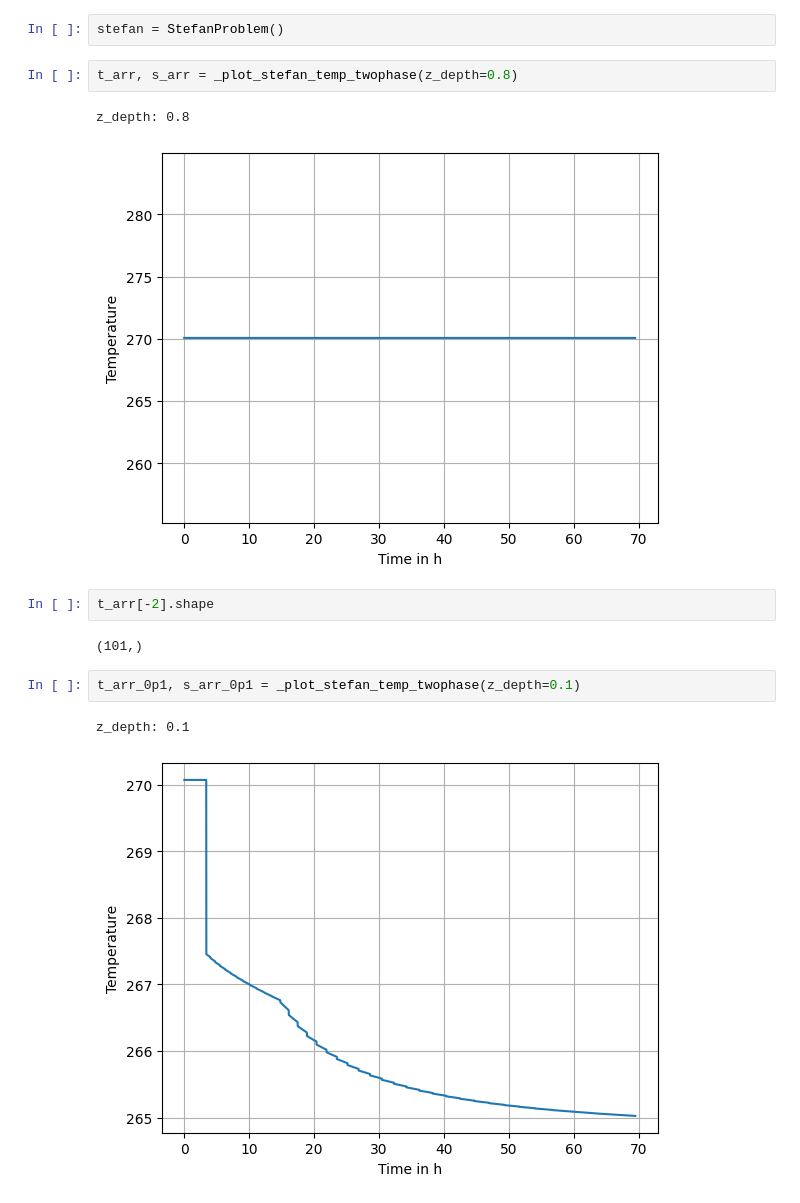
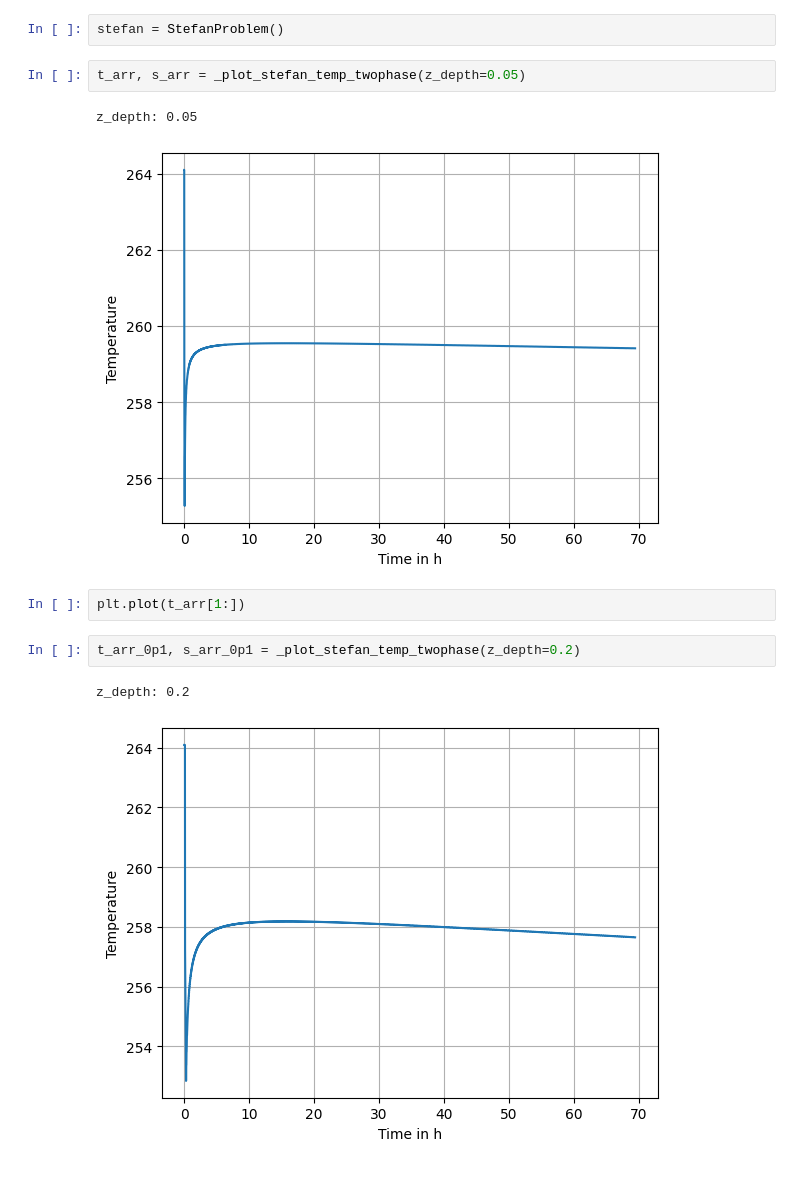
Before and after one commit to starry-phoenix/spyice-thesis, a Jupyter notebook: jupyternotebooks/stefanproblem_analytical.ipynb, the cells around one changed output. Drawn from its saved outputs; the diff is of its cells as text.

```diff
--- a/jupyternotebooks/stefanproblem_analytical.ipynb
+++ b/jupyternotebooks/stefanproblem_analytical.ipynb
@@ -229,16 +229,14 @@ def _plot_stefan_temp_twophase(z_depth=0.1):
 # %%
 stefan = StefanProblem()
 # %%
-t_arr, s_arr = _plot_stefan_temp_twophase(z_depth=0.8)
+t_arr, s_arr = _plot_stefan_temp_twophase(z_depth=0.05)
 # %% [output]
-z_depth: 0.8
+z_depth: 0.05
-[figure, old version]
+[figure, new version]
-# %%
-t_arr[-2].shape
-# %% [output]
-(101,)
+# %%
+plt.plot(t_arr[1:])
 # %%
-t_arr_0p1, s_arr_0p1 = _plot_stefan_temp_twophase(z_depth=0.1)
+t_arr_0p1, s_arr_0p1 = _plot_stefan_temp_twophase(z_depth=0.2)
 # %% [output]
-z_depth: 0.1
+z_depth: 0.2
-[figure, old version]
+[figure, new version]
```
Also changed, not shown: 7 other files.
